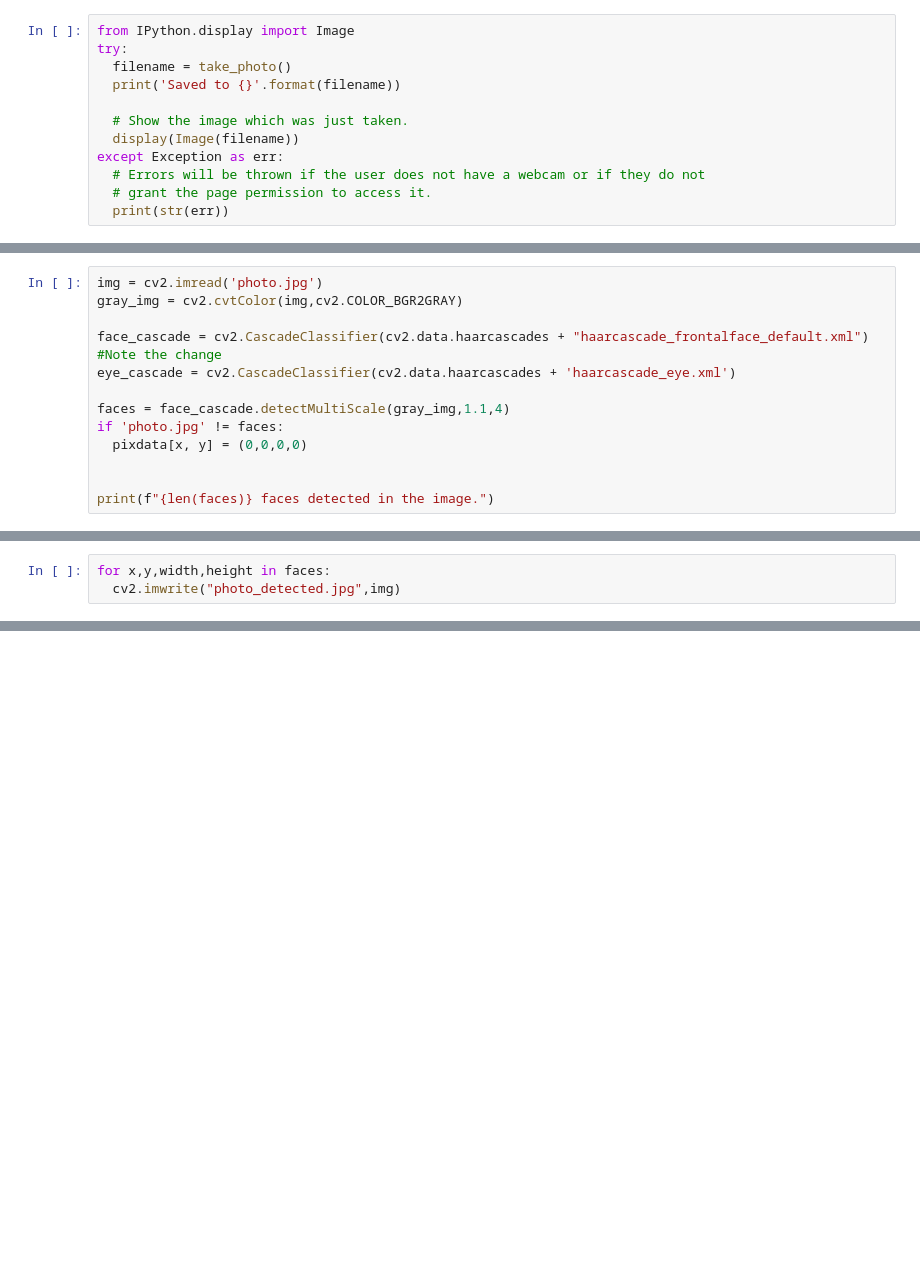
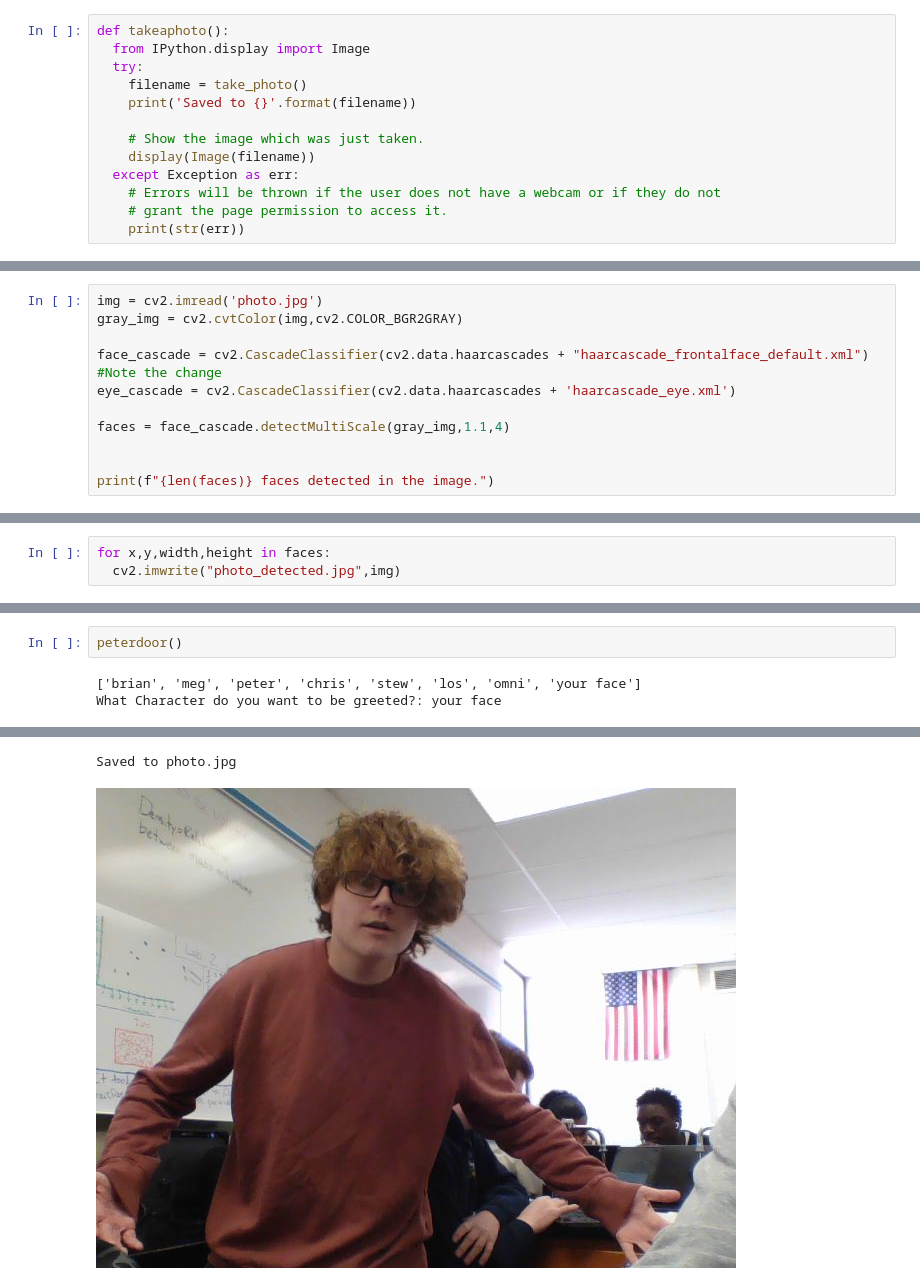
Before and after one commit to Madmanz2/Image-Modification-Peter, a Jupyter notebook: FamilyGuyDoor.ipynb, the cells around one changed output, grey strips where cells are left out. Saved outputs shown, nothing was run; the diff lists cells and outputs as text; blank space fills up the shorter version.

```diff
--- a/FamilyGuyDoor.ipynb
+++ b/FamilyGuyDoor.ipynb
@@ -73,14 +74,15 @@ def take_photo(filename='photo.jpg', quality=0.8):
     f.write(binary)
   return filename
 # %%
-from IPython.display import Image
-try:
-  filename = take_photo()
-  print('Saved to {}'.format(filename))
+def takeaphoto():
+  from IPython.display import Image
+  try:
+    filename = take_photo()
+    print('Saved to {}'.format(filename))
 
-  # Show the image which was just taken.
-  display(Image(filename))
-except Exception as err:
-  # Errors will be thrown if the user does not have a webcam or if they do not
-  # grant the page permission to access it.
-  print(str(err))
+    # Show the image which was just taken.
+    display(Image(filename))
+  except Exception as err:
+    # Errors will be thrown if the user does not have a webcam or if they do not
+    # grant the page permission to access it.
+    print(str(err))
@@ -96,8 +144,6 @@ face_cascade = cv2.CascadeClassifier(cv2.data.haarcascades + "haarcascade_fronta
 eye_cascade = cv2.CascadeClassifier(cv2.data.haarcascades + 'haarcascade_eye.xml')
 
 faces = face_cascade.detectMultiScale(gray_img,1.1,4)
-if 'photo.jpg' != faces:
-  pixdata[x, y] = (0,0,0,0)
 
 
 print(f"{len(faces)} faces detected in the image.")
@@ -232,0 +233,5 @@ error: ignored
+# %%
+peterdoor()
+# %% [output]
+['brian', 'meg', 'peter', 'chris', 'stew', 'los', 'omni', 'your face']
+What Character do you want to be greeted?: your face
@@ -232,0 +239,2 @@ error: ignored
+Saved to photo.jpg
+[figure, added]
```
Also changed, not shown: parts of 6 cells of this notebook.
